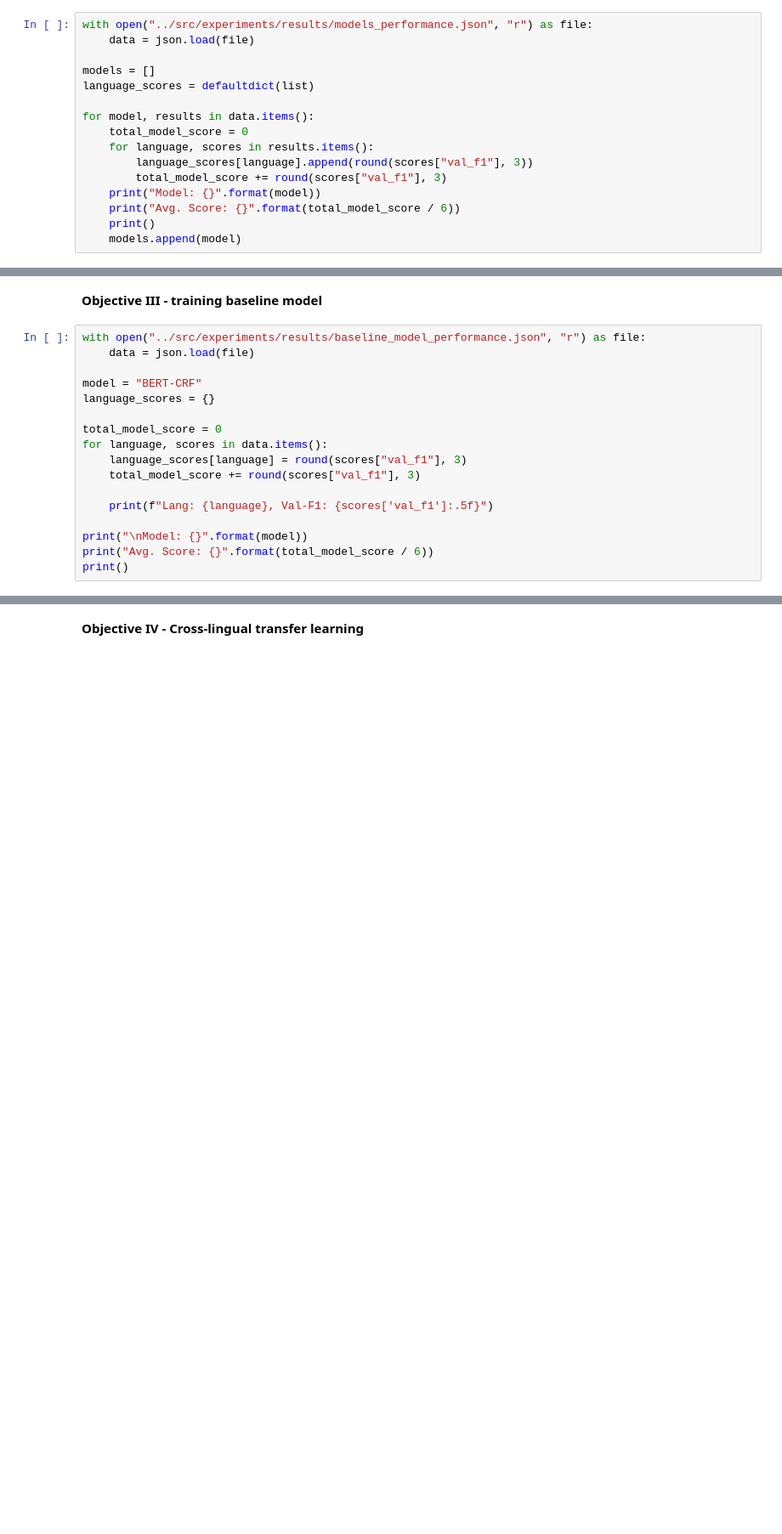
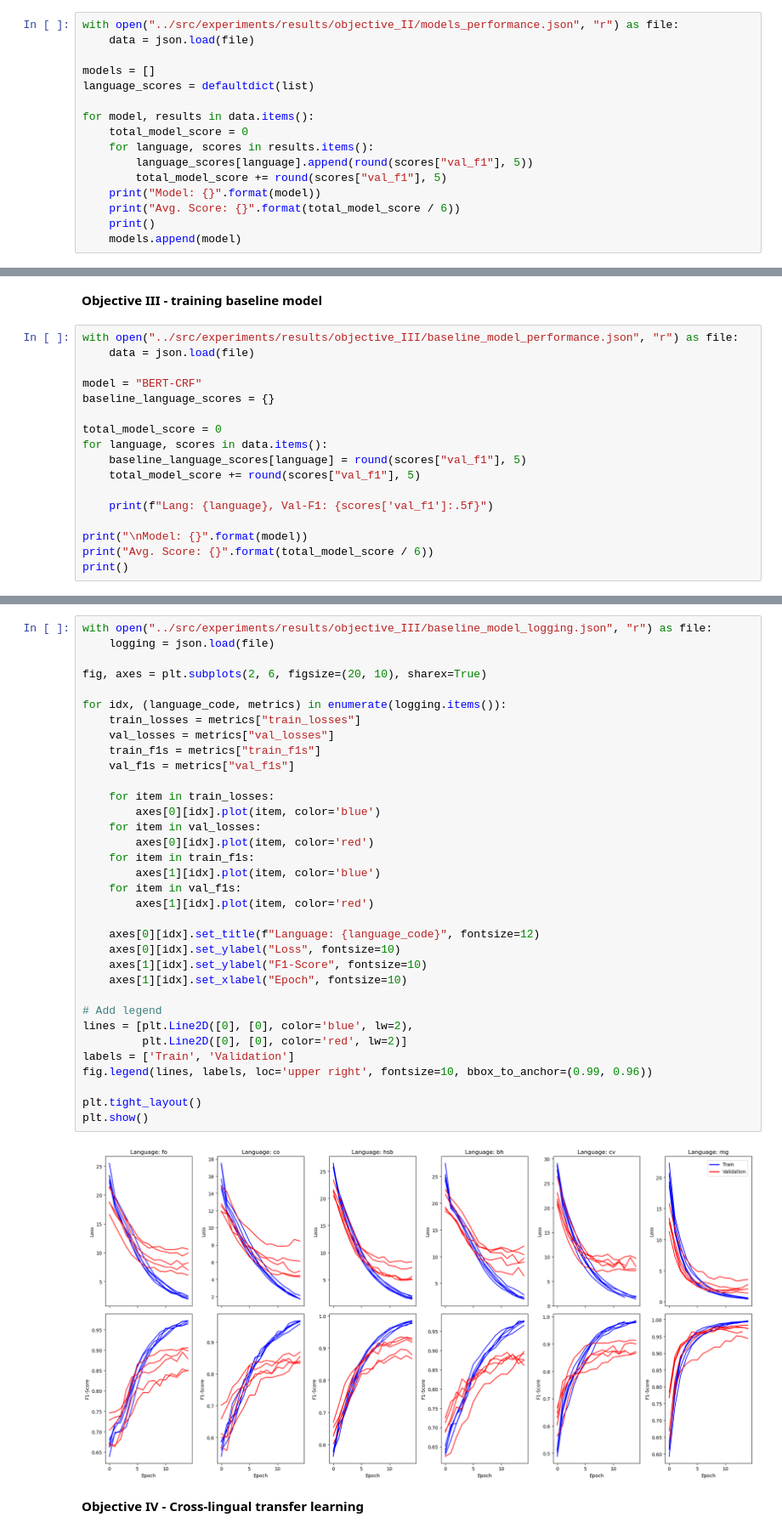
Before and after one commit to Lucas-Granucci/MULTI-NER, a Jupyter notebook: notebooks/results_analysis.ipynb, the cells around one changed output, grey strips where cells are left out. Shown at 85% size. Drawn from its saved outputs; the diff is of its cells as text; blank space fills up the shorter version.

Commit message:
added basic prediction methods and model saving

```diff
--- a/notebooks/results_analysis.ipynb
+++ b/notebooks/results_analysis.ipynb
@@ -6,7 +6,7 @@ import numpy as np
 import matplotlib.pyplot as plt
 from collections import defaultdict
 # %%
-with open("../src/experiments/results/models_performance.json", "r") as file:
+with open("../src/experiments/results/objective_II/models_performance.json", "r") as file:
     data = json.load(file)
 
 models = []
@@ -15,8 +15,8 @@ language_scores = defaultdict(list)
 for model, results in data.items():
     total_model_score = 0
     for language, scores in results.items():
-        language_scores[language].append(round(scores["val_f1"], 3))
-        total_model_score += round(scores["val_f1"], 3)
+        language_scores[language].append(round(scores["val_f1"], 5))
+        total_model_score += round(scores["val_f1"], 5)
     print("Model: {}".format(model))
     print("Avg. Score: {}".format(total_model_score / 6))
     print()
@@ -78,16 +87,16 @@ plt.show()
 # %% [markdown]
 **Objective III - training baseline model**
 # %%
-with open("../src/experiments/results/baseline_model_performance.json", "r") as file:
+with open("../src/experiments/results/objective_III/baseline_model_performance.json", "r") as file:
     data = json.load(file)
 
 model = "BERT-CRF"
-language_scores = {}
+baseline_language_scores = {}
 
 total_model_score = 0
 for language, scores in data.items():
-    language_scores[language] = round(scores["val_f1"], 3)
-    total_model_score += round(scores["val_f1"], 3)
+    baseline_language_scores[language] = round(scores["val_f1"], 5)
+    total_model_score += round(scores["val_f1"], 5)
 
     print(f"Lang: {language}, Val-F1: {scores['val_f1']:.5f}")
 
@@ -135,2 +125,38 @@ plt.show()
+# %%
+with open("../src/experiments/results/objective_III/baseline_model_logging.json", "r") as file:
+    logging = json.load(file)
+
+fig, axes = plt.subplots(2, 6, figsize=(20, 10), sharex=True)
+
+for idx, (language_code, metrics) in enumerate(logging.items()):
+    train_losses = metrics["train_losses"]
+    val_losses = metrics["val_losses"]
+    train_f1s = metrics["train_f1s"]
+    val_f1s = metrics["val_f1s"]
+
+    for item in train_losses:
+        axes[0][idx].plot(item, color='blue')
+    for item in val_losses:
+        axes[0][idx].plot(item, color='red')
+    for item in train_f1s:
+        axes[1][idx].plot(item, color='blue')
+    for item in val_f1s:
+        axes[1][idx].plot(item, color='red')
+
+    axes[0][idx].set_title(f"Language: {language_code}", fontsize=12)
+    axes[0][idx].set_ylabel("Loss", fontsize=10)
+    axes[1][idx].set_ylabel("F1-Score", fontsize=10)
+    axes[1][idx].set_xlabel("Epoch", fontsize=10)
+
+# Add legend
+lines = [plt.Line2D([0], [0], color='blue', lw=2),
+         plt.Line2D([0], [0], color='red', lw=2)]
+labels = ['Train', 'Validation']
+fig.legend(lines, labels, loc='upper right', fontsize=10, bbox_to_anchor=(0.99, 0.96))
+
+plt.tight_layout()
+plt.show()
+# %% [output]
+[figure, added]
 # %% [markdown]
 **Objective IV - Cross-lingual transfer learning**
```
Also changed, not shown: parts of 13 cells of this notebook, 19 other files.
